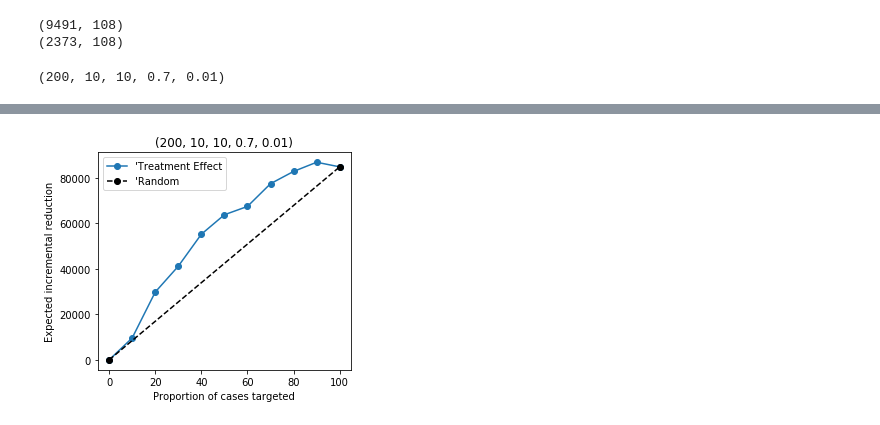
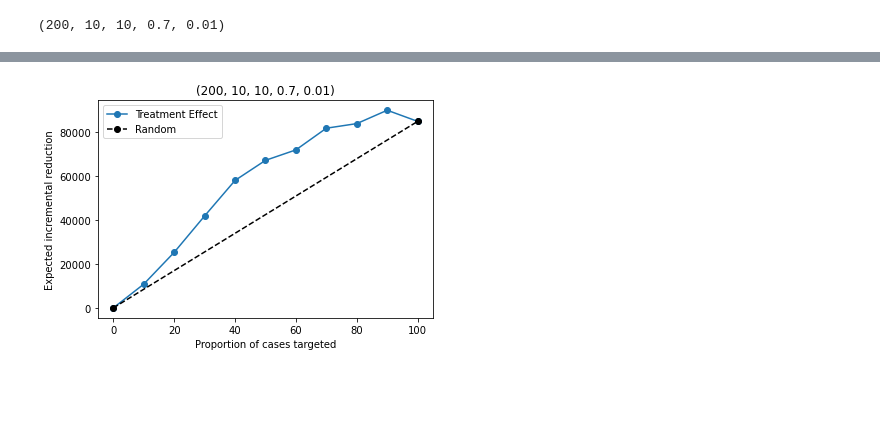
Before and after one commit to zahradbozorgi/prescriptiveMonitoringORF, a Jupyter notebook: bpi2019_experiments.ipynb, the cells around one changed output, grey strips where cells are left out. Drawn from its saved outputs; the diff is of its cells as text; code cells hidden in the pictures; blank space fills up the shorter version.

```diff
--- a/bpi2019_experiments.ipynb
+++ b/bpi2019_experiments.ipynb
@@ -180,6 +60,0 @@ df2['treatment'].value_counts()
-# %%
-# if the dataset is too large
-sampled = df2[df2[treatment]==0].sample(n=10000, random_state=123)
-treated = df2[df2[treatment]==1]
-
-df2 = pd.concat([sampled, treated], axis=0).reset_index(drop=True)
@@ -200,2 +61,3 @@ Name: treatment, dtype: int64
 # %%
+df2 =pd.read_csv('data_bpic19_readyToUse.csv')
 df2['treatment'] = df2[treatment].replace({0:1, 1:0})
@@ -237,4 +63,0 @@ df2_true = df2
-# %%
-df2 = df2_true
-# %%
-df2 = pd.concat([df2.iloc[:,0:50], df2.iloc[:,425:432]], axis=1)
@@ -287,9 +64,3 @@ X_test = tmp2.to_numpy()
-# %%
-print(X.shape)
-print(X_test.shape)
-# %% [output]
-(9491, 108)
-(2373, 108)
 # %%
 # Define some parameters
 N_trees = [200]
@@ -302,4 +117,5 @@ Ylog = np.log(Y)
 # %%
+# curve for the test set
 for i in itertools.product(N_trees, Min_leaf_size, Max_depth, Subsample_ratio, Lambda_reg):
     print(i)
     n_trees = i[0]
@@ -311,7 +127,7 @@ for i in itertools.product(N_trees, Min_leaf_size, Max_depth, Subsample_ratio, L
         n_trees=n_trees, min_leaf_size=min_leaf_size, max_depth=max_depth,
         subsample_ratio=subsample_ratio, discrete_treatment=True,
         model_T=LogisticRegression(C=1/(X.shape[0]*lambda_reg), penalty='l1', solver='saga'),
-        model_Y=Lasso(alpha=lambda_reg, ),
+        model_Y=Lasso(alpha=lambda_reg),
         model_T_final=LogisticRegression(C=1/(X.shape[0]*lambda_reg), penalty='l1', solver='saga'),
         model_Y_final=WeightedLasso(alpha=lambda_reg),
         random_state=200
@@ -326,10 +142,26 @@ for i in itertools.product(N_trees, Min_leaf_size, Max_depth, Subsample_ratio, L
         estimates = est.const_marginal_effect(batch)
         treatment_effects = np.append(treatment_effects, estimates)
         ii += 1
-    df_results = valid
+    df_results = test
     df_results['Treatment Effects'] = treatment_effects
 
+#     Calculate default (90%) confidence intervals for the default treatment points T0=0 and T1=1
+#     te_lower, te_upper = est.effect_interval(batches[0])
+#     ii = 0
+#     for batch in batches[1:]:
+#         print(ii)
+#         lower, upper = est.effect_interval(batch)
+#         te_lower = np.append(te_lower, lower)
+#         te_upper = np.append(te_upper, upper)
+#         ii += 1
+
+#     df_results['te_lower'] = te_lower
+#     df_results['te_upper'] = te_upper
+#     df_results['Interval Length'] = df_results['te_upper'] - df_results['te_lower']
+
     net_value = [0]
+    net_value2 = [0]
+    net_value3 = [0]
 
     percentages = [10,20,30,40,50,60,70,80,90,100]
 
@@ -346,16 +178,42 @@ for i in itertools.product(N_trees, Min_leaf_size, Max_depth, Subsample_ratio, L
         reduction = (scale_factor*control) - treated
         net_value.append(reduction)
 
-    plt.figure(figsize=(10, 4))
-    plt.subplot(1, 2, 1)
-    plt.plot([0]+percentages, net_value, label="'Treatment Effect", marker="o")
-    plt.plot([0,percentages[9]], [0,net_value[10]], label="'Random",  marker="o", color='Black',
+#     for n in percentages:
+#         num = int(len(df_results)*(n/100))
+#         top_n = df_results.nsmallest(num,'te_lower')
+#         n_treated = top_n[top_n['treatment']==1].shape[0]
+#         n_control = top_n[top_n['treatment']==0].shape[0]
+#         scale_factor = n_treated/n_control
+
+#         treated = top_n[top_n['treatment']==1]['duration'].sum()
+#         control = top_n[top_n['treatment']==0]['duration'].sum()
+
+#         reduction = (scale_factor*control) - treated
+#         net_value2.append(reduction)
+
+#     for n in percentages:
+#         num = int(len(df_results)*(n/100))
+#         top_n = df_results.nsmallest(num,'te_upper')
+#         n_treated = top_n[top_n['treatment']==1].shape[0]
+#         n_control = top_n[top_n['treatment']==0].shape[0]
+#         scale_factor = n_treated/n_control
+
+#         treated = top_n[top_n['treatment']==1]['duration'].sum()
+#         control = top_n[top_n['treatment']==0]['duration'].sum()
+
+#         reduction = (scale_factor*control) - treated
+#         net_value3.append(reduction)
+
+    plt.plot([0]+percentages, net_value, label="Treatment Effect", marker="o")
+#     plt.plot([0]+percentages, net_value2, label="TE Lower bound", marker="o", color='Green')
+#     plt.plot([0]+percentages, net_value3, label="TE Upper bound", marker="o", color='Red')
+    plt.plot([0,percentages[9]], [0,net_value[10]], label="Random",  marker="o", color='Black',
              linestyle='dashed')
     plt.xlabel('Proportion of cases targeted')
     plt.ylabel('Expected incremental reduction')
     plt.legend(loc='best')
     plt.title(i)
 
-    plt.savefig('Results/Change_quantity_valid2%s.png'%str(i), format='png', dpi=300)
+    plt.savefig('Results/Qini_curve_BPIC19_%s.png'%str(i), format='png', dpi=300)
 # %% [output]
 (200, 10, 10, 0.7, 0.01)
@@ -379,2 +237,2 @@ for i in itertools.product(N_trees, Min_leaf_size, Max_depth, Subsample_ratio, L
-[figure, old version]
+[figure, new version]
 # %%
```
Also changed, not shown: parts of 50 cells of this notebook, 1 other file.
